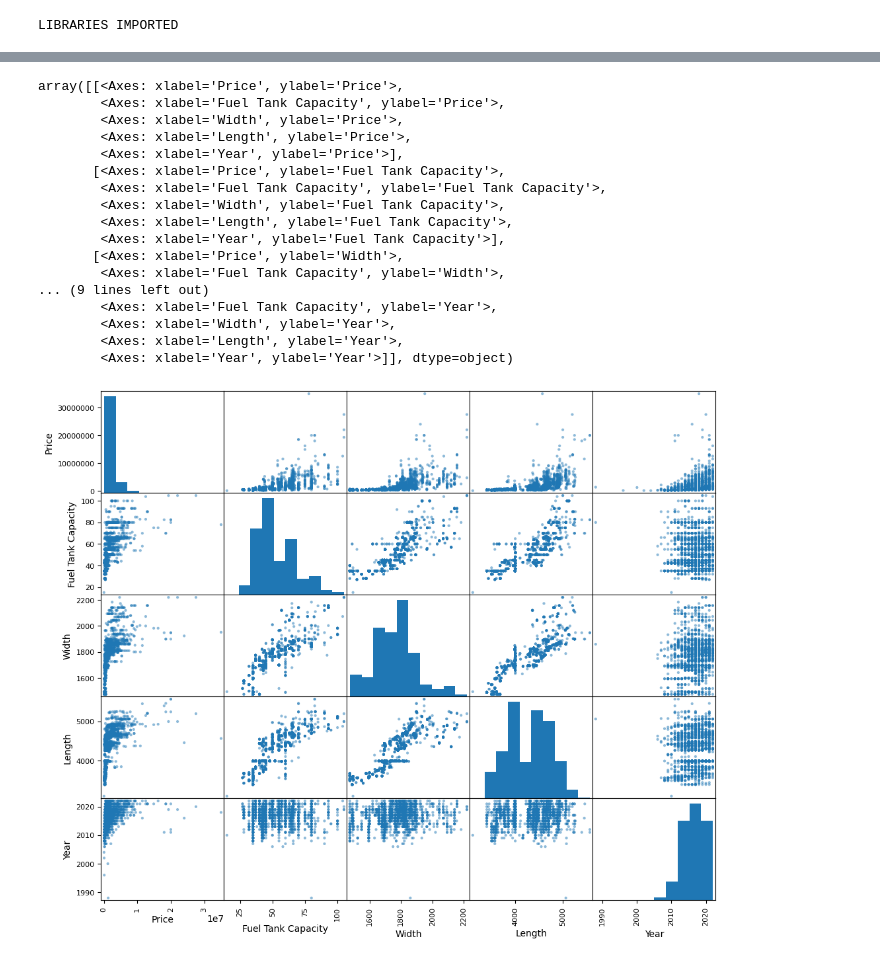
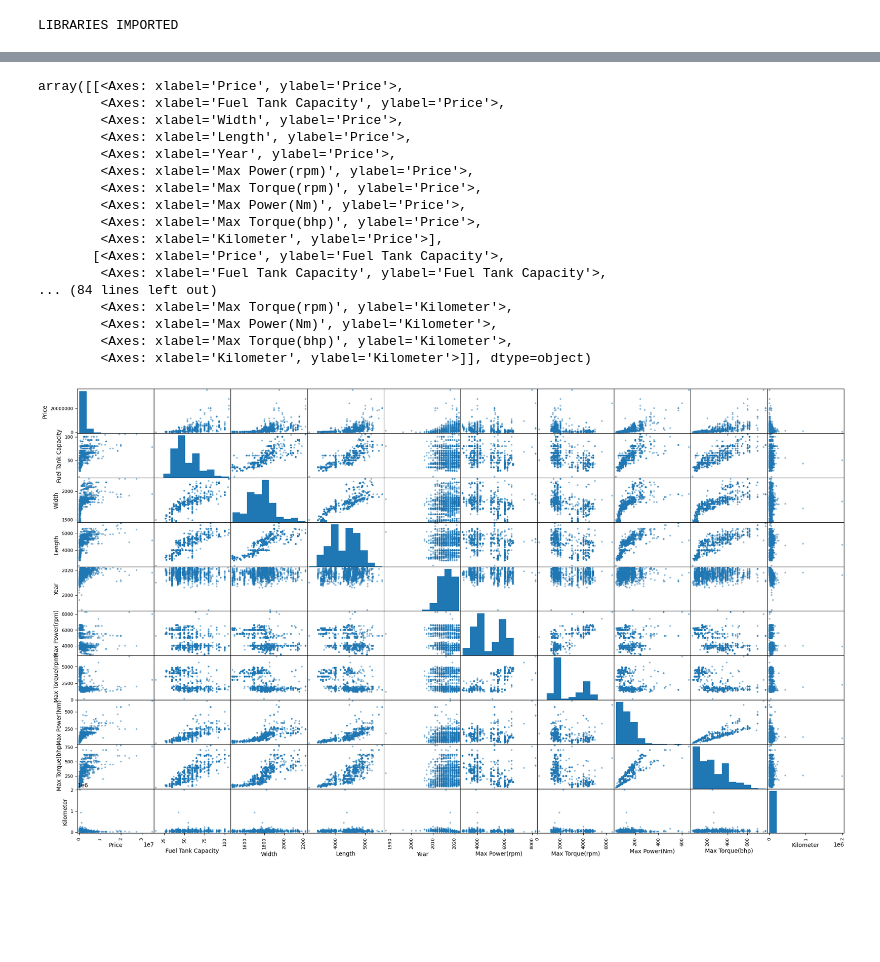
Before and after one commit to semingrai/Hands-on-ML-, a Jupyter notebook: CHp1-2/ex7.ipynb, the cells around one changed output, grey strips where cells are left out. Cells and saved outputs as stored; diff of their text form; code cells hidden in the pictures; blank space fills up the shorter version.

```diff
--- a/CHp1-2/ex7.ipynb
+++ b/CHp1-2/ex7.ipynb
@@ -79,0 +33,9 @@ dtype: object
+# %%
+data["Engine"] = data["Engine"].str.extract(r'(\d+)').astype(float)
+data["Max Torque(bhp)"] = data["Max Torque"].str.extract(r'(\d+)').astype(float)
+data["Max Power(Nm)"] = data["Max Power"].str.extract(r'(\d+)').astype(float)
+# %%
+data["Max Power(rpm)"] = data["Max Power"].str.extract(r'@\s*([\d.]+)').astype(float)
+data["Max Torque(rpm)"] = data["Max Torque"].str.extract(r'@\s*([\d.]+)').astype(float)
+# %%
+data.drop("Model", axis=1, inplace=True)
@@ -125,3 +114,4 @@ array([[<Axes: title={'center': 'Price'}>,
 # %%
 corr = data.corr(numeric_only=True)
 corr['Price'].sort_values(ascending=False)
+data = data[data["Kilometer"] > 1]
@@ -139,25 +118,25 @@ dtype: float64
 # %%
-feat =  ['Price', 'Fuel Tank Capacity', 'Width', 'Length', 'Year']
-scatter_matrix(data[feat], figsize=(12,10))
+feat =  ['Price', 'Fuel Tank Capacity', 'Width', 'Length', 'Year', 'Max Power(rpm)', 'Max Torque(rpm)', 'Max Power(Nm)', 'Max Torque(bhp)', 'Kilometer']
+scatter_matrix(data[feat], figsize=(24,14))
 # %% [output]
 array([[<Axes: xlabel='Price', ylabel='Price'>,
         <Axes: xlabel='Fuel Tank Capacity', ylabel='Price'>,
         <Axes: xlabel='Width', ylabel='Price'>,
         <Axes: xlabel='Length', ylabel='Price'>,
-        <Axes: xlabel='Year', ylabel='Price'>],
+        <Axes: xlabel='Year', ylabel='Price'>,
+        <Axes: xlabel='Max Power(rpm)', ylabel='Price'>,
+        <Axes: xlabel='Max Torque(rpm)', ylabel='Price'>,
+        <Axes: xlabel='Max Power(Nm)', ylabel='Price'>,
+        <Axes: xlabel='Max Torque(bhp)', ylabel='Price'>,
+        <Axes: xlabel='Kilometer', ylabel='Price'>],
        [<Axes: xlabel='Price', ylabel='Fuel Tank Capacity'>,
         <Axes: xlabel='Fuel Tank Capacity', ylabel='Fuel Tank Capacity'>,
-        <Axes: xlabel='Width', ylabel='Fuel Tank Capacity'>,
-        <Axes: xlabel='Length', ylabel='Fuel Tank Capacity'>,
-        <Axes: xlabel='Year', ylabel='Fuel Tank Capacity'>],
-       [<Axes: xlabel='Price', ylabel='Width'>,
-        <Axes: xlabel='Fuel Tank Capacity', ylabel='Width'>,
-... (9 lines left out)
-        <Axes: xlabel='Fuel Tank Capacity', ylabel='Year'>,
-        <Axes: xlabel='Width', ylabel='Year'>,
-        <Axes: xlabel='Length', ylabel='Year'>,
-        <Axes: xlabel='Year', ylabel='Year'>]], dtype=object)
+... (84 lines left out)
+        <Axes: xlabel='Max Torque(rpm)', ylabel='Kilometer'>,
+        <Axes: xlabel='Max Power(Nm)', ylabel='Kilometer'>,
+        <Axes: xlabel='Max Torque(bhp)', ylabel='Kilometer'>,
+        <Axes: xlabel='Kilometer', ylabel='Kilometer'>]], dtype=object)
-[figure, old version]
+[figure, new version]
 # %%
 data.Price
 # %% [output]
```
Also changed, not shown: parts of 36 cells of this notebook.
